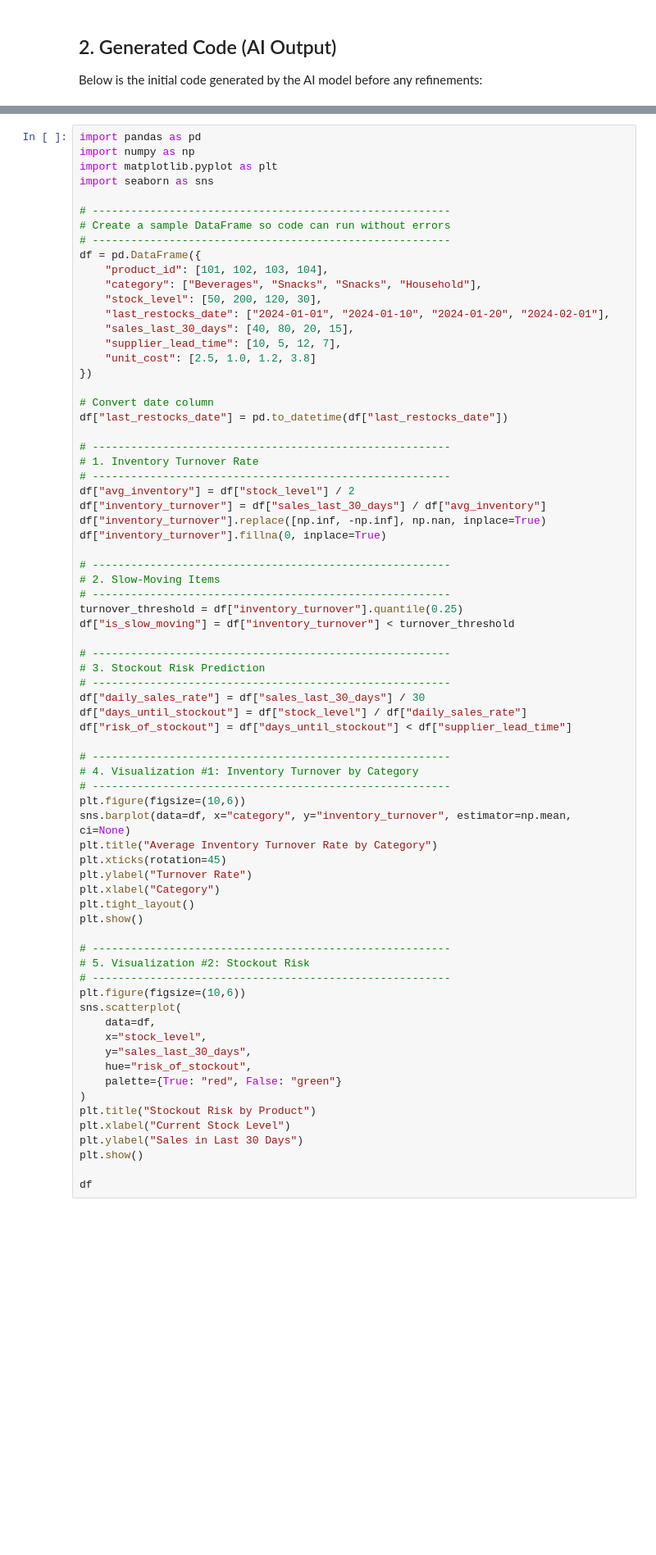
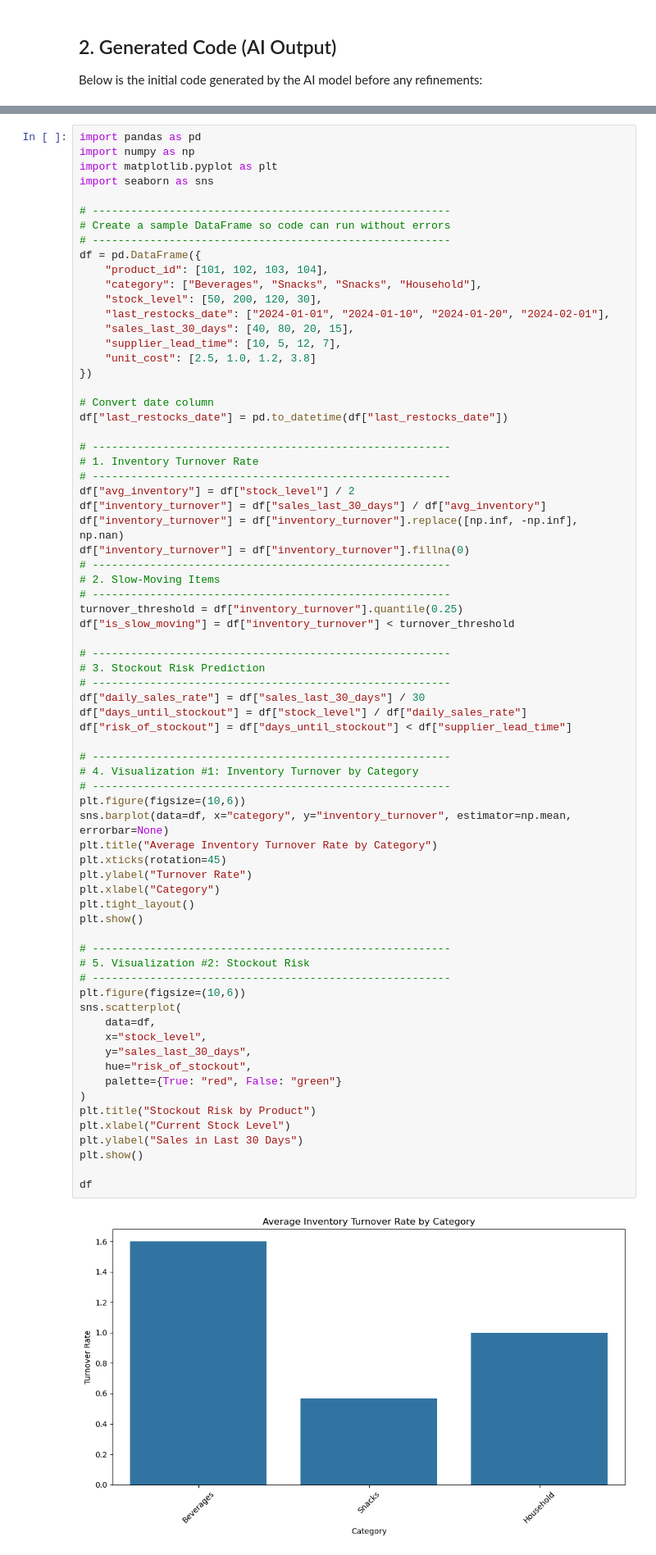
Before and after one commit to AnkoLuno/DS04-PT-01---Module-6-LAB, a Jupyter notebook: lab6.ipynb, the cells around one changed output, grey strips where cells are left out. Shown: that part at 82% size. Cells and saved outputs as stored; diff of their text form; blank space fills up the shorter version.

```diff
--- a/lab6.ipynb
+++ b/lab6.ipynb
@@ -181,9 +141,8 @@ df["last_restocks_date"] = pd.to_datetime(df["last_restocks_date"])
 # --------------------------------------------------------
 df["avg_inventory"] = df["stock_level"] / 2
 df["inventory_turnover"] = df["sales_last_30_days"] / df["avg_inventory"]
-df["inventory_turnover"].replace([np.inf, -np.inf], np.nan, inplace=True)
-df["inventory_turnover"].fillna(0, inplace=True)
-
+df["inventory_turnover"] = df["inventory_turnover"].replace([np.inf, -np.inf], np.nan)
+df["inventory_turnover"] = df["inventory_turnover"].fillna(0)
 # --------------------------------------------------------
 # 2. Slow-Moving Items
 # --------------------------------------------------------
@@ -198,31 +157,33 @@ df["days_until_stockout"] = df["stock_level"] / df["daily_sales_rate"]
 df["risk_of_stockout"] = df["days_until_stockout"] < df["supplier_lead_time"]
 
 # --------------------------------------------------------
 # 4. Visualization #1: Inventory Turnover by Category
 # --------------------------------------------------------
 plt.figure(figsize=(10,6))
-sns.barplot(data=df, x="category", y="inventory_turnover", estimator=np.mean, ci=None)
+sns.barplot(data=df, x="category", y="inventory_turnover", estimator=np.mean, errorbar=None)
 plt.title("Average Inventory Turnover Rate by Category")
 plt.xticks(rotation=45)
 plt.ylabel("Turnover Rate")
 plt.xlabel("Category")
 plt.tight_layout()
 plt.show()
 
 # --------------------------------------------------------
 # 5. Visualization #2: Stockout Risk
 # --------------------------------------------------------
 plt.figure(figsize=(10,6))
 sns.scatterplot(
     data=df,
     x="stock_level",
     y="sales_last_30_days",
     hue="risk_of_stockout",
     palette={True: "red", False: "green"}
 )
 plt.title("Stockout Risk by Product")
 plt.xlabel("Current Stock Level")
 plt.ylabel("Sales in Last 30 Days")
 plt.show()
 
 df
+# %% [output]
+[figure, added]
```
Also changed, not shown: parts of 3 cells of this notebook.
